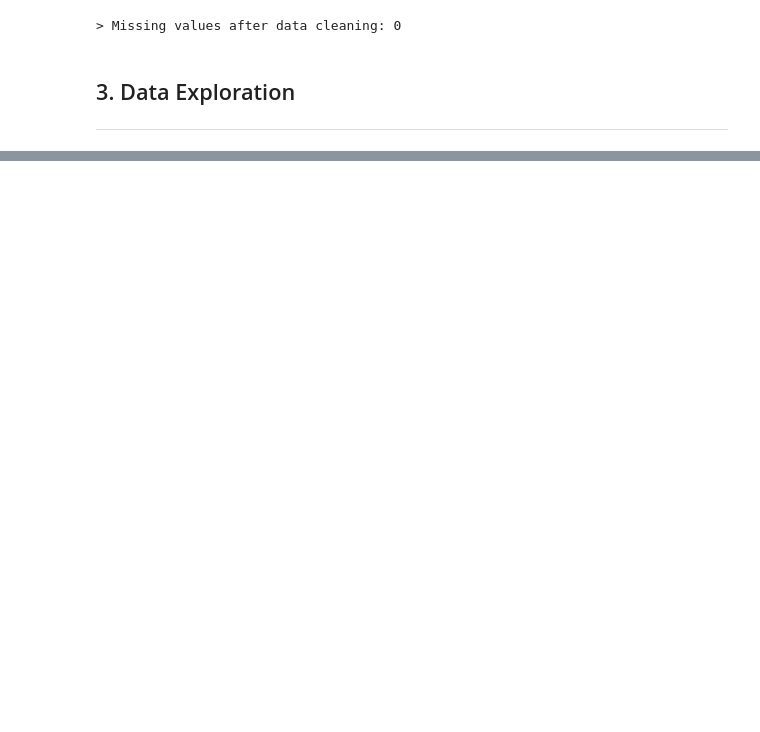
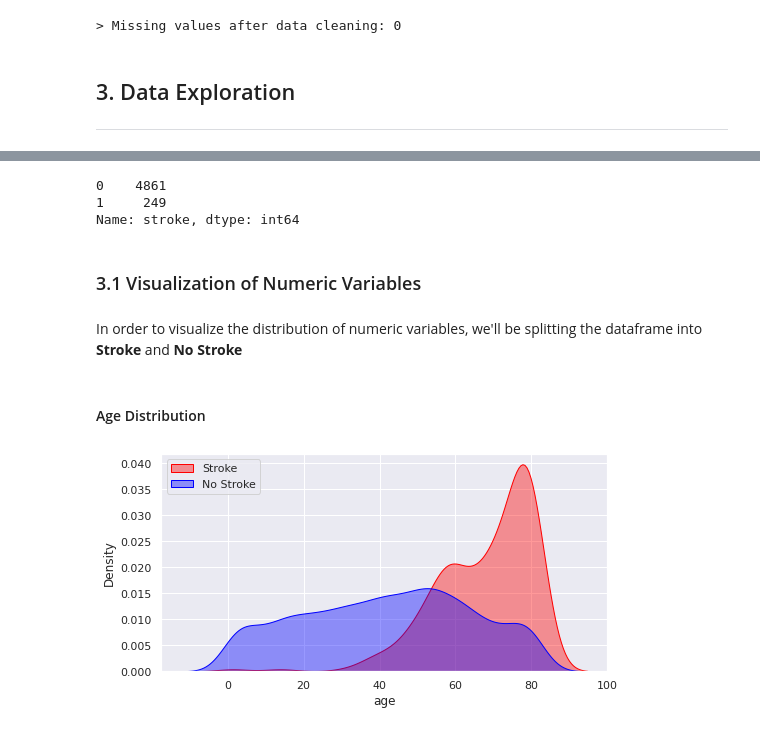
Before and after one commit to kimurarh/stroke-prediction, a Jupyter notebook: Stroke Exploratory Analysis.ipynb, the cells around one changed output, grey strips where cells are left out. Cells and saved outputs as stored; diff of their text form; code cells hidden in the pictures; blank space fills up the shorter version.

```diff
--- a/Stroke Exploratory Analysis.ipynb
+++ b/Stroke Exploratory Analysis.ipynb
@@ -75,14 +73,0 @@ CRIAR UM PIPELINE USANDO KNNIMPUTER
-# %%
-DT_bmi_pipe = Pipeline(steps=[
-                              ('Scaler',StandardScaler()),
-                              ('Regressor',DecisionTreeRegressor(random_state=42))
-                             ])
-X = df[['age','gender','bmi']].copy()
-X.gender = X.gender.replace({'Male':0,'Female':1,'Other':-1}).astype(np.uint8)
-
-Missing = X[X.bmi.isna()]
-X = X[~X.bmi.isna()]
-y = X.pop('bmi')
-DT_bmi_pipe.fit(X,y)
-predicted_bmi = pd.Series(DT_bmi_pipe.predict(Missing[['age','gender']]),index=Missing.index)
-df.loc[Missing.index,'bmi'] = predicted_bmi
@@ -92,0 +74,16 @@ r2_score(DT_bmi_pipe.predict(X), y)
+# %%
+# Selecting columns we'll be using in the knnimputer
+imputer_cols = ['age', 'avg_glucose_level', 'bmi']
+df_imputer = df[imputer_cols].copy()
+
+# Data Normalization
+scaler = StandardScaler()
+df_imputer = scaler.fit_transform(df_imputer)
+
+# Imputing missing data
+imputer = KNNImputer(n_neighbors=5)
+df_imputed = imputer.fit_transform(df_imputer)
+
+# Reverting data normalization
+df_imputed = pd.DataFrame(scaler.inverse_transform(df_imputed), columns=imputer_cols)
+df_imputed
@@ -93,3 +104,5 @@ r2_score(DT_bmi_pipe.predict(X), y)
+# %%
+df['bmi'] = df_imputed['bmi']
 # %%
 print(f"> Missing values after data cleaning: {sum(df.isna().sum())}")
 # %% [output]
@@ -99,0 +131,24 @@ ___
+# %%
+df['stroke'].value_counts()
+# %% [output]
+0    4861
+1     249
+Name: stroke, dtype: int64
+# %% [markdown]
+### 3.1 Visualization of Numeric Variables
+# %% [markdown]
+In order to visualize the distribution of numeric variables, we'll be splitting the dataframe into **Stroke** and **No Stroke**
+# %%
+# Splitting cases in stroke and no-stroke
+df_stroke = df[df['stroke'] == 1]
+df_nostroke = df[df['stroke'] == 0]
+# %% [markdown]
+#### Age Distribution
+# %%
+plt.figure(figsize=(8, 4))
+ax = sns.kdeplot(df_stroke['age'], shade=True, color='red', alpha=0.4, label='Stroke')
+ax = sns.kdeplot(df_nostroke['age'], shade=True, color='blue', alpha=0.4, label='No Stroke')
+ax.legend(loc='upper left')
+plt.show()
+# %% [output]
+[figure, added]
```
Also changed, not shown: parts of 41 cells of this notebook.
